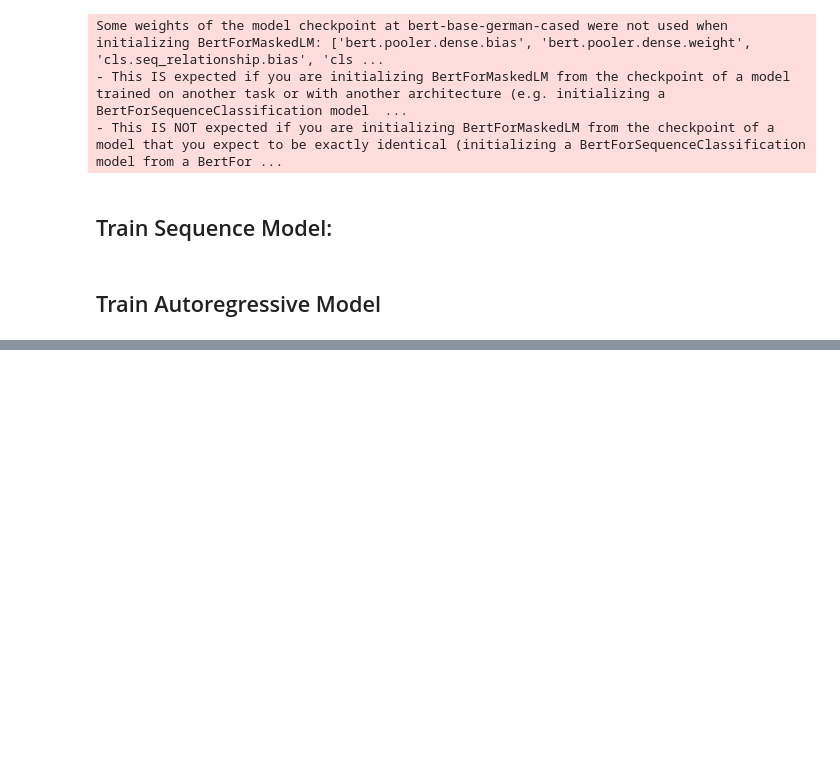
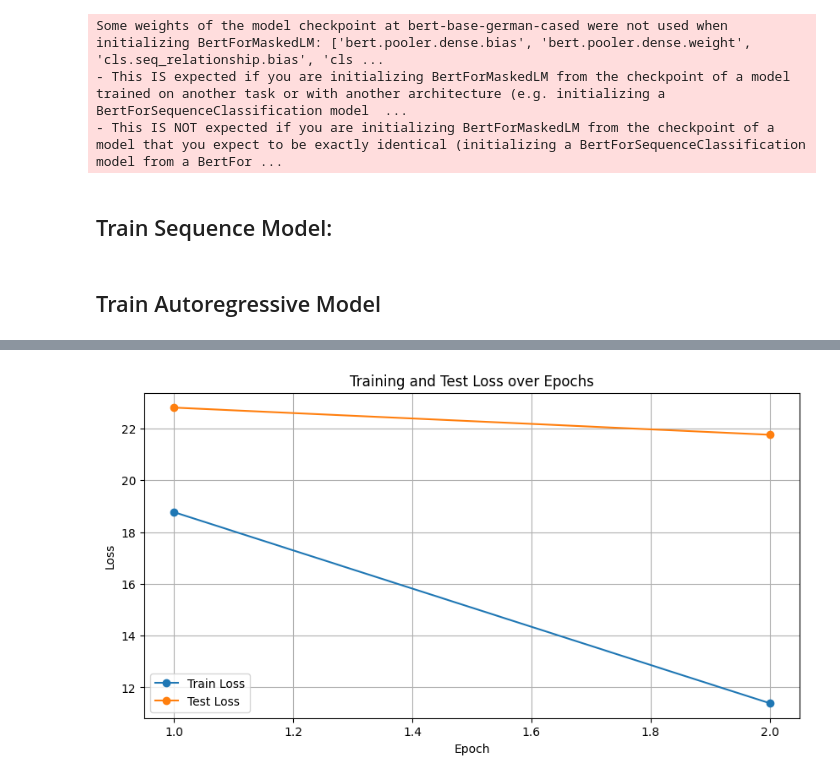
Before and after one commit to Marvin0212/bert_embedding, a Jupyter notebook: notebooks/NER_data.ipynb, the cells around one changed output, grey strips where cells are left out. Drawn from its saved outputs; the diff is of its cells as text; code cells hidden in the pictures; blank space fills up the shorter version.

Commit message:
added early stopping function

```diff
--- a/notebooks/NER_data.ipynb
+++ b/notebooks/NER_data.ipynb
@@ -218,17 +218,17 @@ def collate_fn(batch):
 
     return inputs_stacked, targets_padded
 
-# Create the dataset
-full_dataset = CustomDataset(df)
+# # Create the dataset
+# full_dataset = CustomDataset(df)
 
-# Calculate split sizes
-total_size = len(full_dataset)
-train_size = int(0.8 * total_size)
-val_size = int(0.1 * total_size)
-test_size = total_size - train_size - val_size
+# # Calculate split sizes
+# total_size = len(full_dataset)
+# train_size = int(0.8 * total_size)
+# val_size = int(0.1 * total_size)
+# test_size = total_size - train_size - val_size
 
-# Split the dataset
-train_dataset, val_dataset, test_dataset = random_split(full_dataset, [train_size, val_size, test_size])
+# # Split the dataset
+# train_dataset, val_dataset, test_dataset = random_split(full_dataset, [train_size, val_size, test_size])
 # %%
 import pandas as pd
 import pickle
@@ -355,6 +355,7 @@ class CustomLSTMWithBERTMLM(nn.Module):
         return mlm_output, h, c
 # %%
 import matplotlib.pyplot as plt
+import numpy as np
 from pathlib import Path
 import datetime
 from torch.optim.lr_scheduler import StepLR  #or CosineAnnealingLR
@@ -362,10 +363,10 @@ from torch.optim import AdamW
 input_size = 768
 hidden_size = 768
 num_layers = 1 #### hyperparameter optimization
-num_epochs = 250
+num_epochs = 2
 learning_rate = 0.001
 weight_decay = 0.01 # L2 regularization factor
-
+batch_size = 256
 # CrossEntropyLoss, expect the inputs in a specific format:
 # The predictions should be a 2D tensor of shape [N, C] where N is the number of samples and C is the number of classes (vocab size in this case).
 # The targets should be a 1D tensor of shape [N] containing the class indices.
@@ -547,7 +605,10 @@ with open(log_path, 'w') as log_file:
     log_file.write(f"Loss function: CrossEntropyLoss\n")
     log_file.write(f"Number of epochs: {num_epochs}\n\n")
 
+# Initialize early stopping
 best_model_path = Path.cwd() / "data" / "best_model.pth"
+early_stopping = EarlyStopping(patience=0, verbose=True, path=best_model_path, trace_func=lambda msg: log_to_file(msg, log_path))
+
 best_test_loss = float('inf')
 
 train_losses = []
@@ -618,16 +679,6 @@ for epoch in range(num_epochs):
     avg_test_loss = sum(epoch_test_losses) / len(epoch_test_losses)
     test_losses.append(avg_test_loss)
 
-    # Save the model if the test loss is the best seen so far
-    if avg_test_loss < best_test_loss:
-        best_test_loss = avg_test_loss
-        torch.save({
-            'epoch': epoch + 1,
-            'model_state_dict': model.state_dict(),
-            'optimizer_state_dict': optimizer.state_dict(),
-            'loss': avg_test_loss,
-        }, best_model_path)
-
     # Log epoch information
     with open(log_path, 'a') as log_file:
         current_time = datetime.datetime.now().strftime("%Y-%m-%d %H:%M:%S")
@@ -635,6 +686,14 @@ for epoch in range(num_epochs):
         log_file.write(f"Train Loss: {avg_train_loss:.4f}, Test Loss: {avg_test_loss:.4f}\n\n")
 
     print(f"Epoch [{epoch+1}/{num_epochs}], Train Loss: {avg_train_loss:.4f}, Test Loss: {avg_test_loss:.4f}")
+
+    # Early stopping
+    early_stopping(avg_test_loss, model, optimizer)
+    if early_stopping.early_stop:
+        print("Early stopping")
+        with open(log_path, 'a') as log_file:
+            log_file.write("Early stopping\n")
+        break
 
 print("Training finished!")
 
@@ -661,3 +720,4 @@ plt.savefig(plot_file_path)
 plt.show()
 
 #### Implement more comprehensive evaluation metrics (e.g., perplexity, BLEU score for generated text).
+# %% [output]
@@ -664,3 +727,4 @@ plt.show()
+[figure, added]
 # %%
 # Loading the best model
 checkpoint = torch.load(best_model_path)
```
Also changed, not shown: parts of 3 cells of this notebook.
